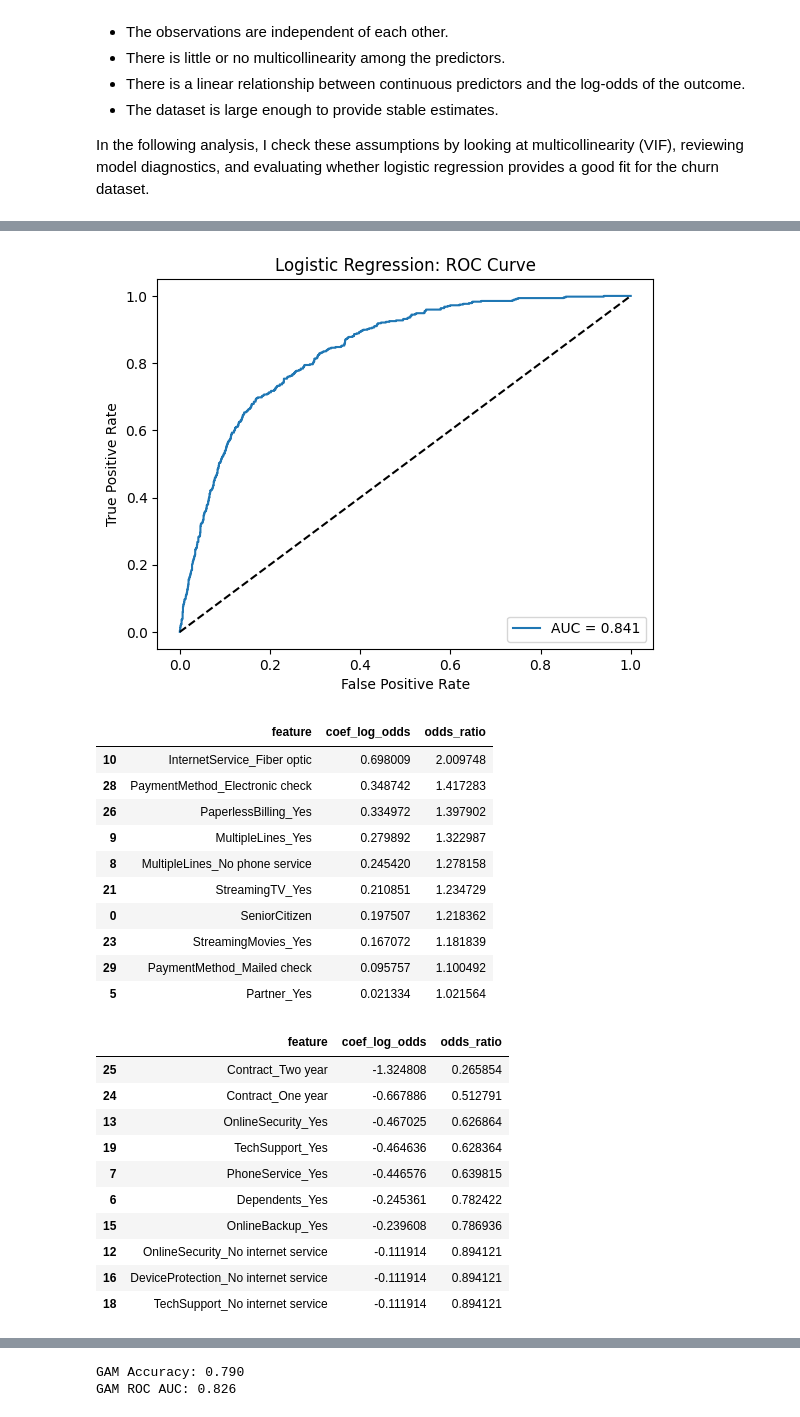
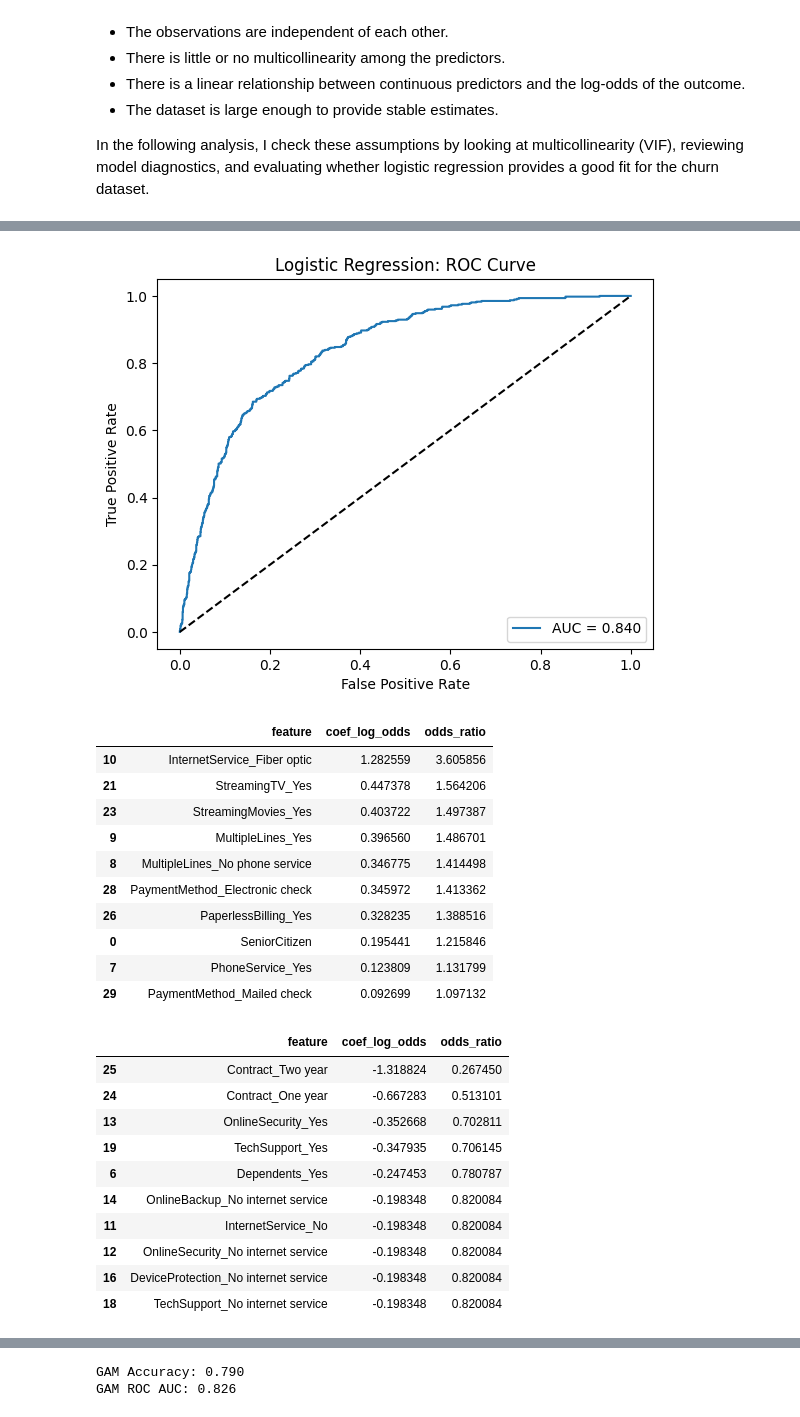
Before and after one commit to ericiortega/aipi590-xai-fall2025, a Jupyter notebook: assignments/interpretable_ml/interpretable_ml.ipynb, the cells around one changed output, grey strips where cells are left out. Drawn from its saved outputs; the diff is of its cells as text; code cells hidden in the pictures.

```diff
--- a/assignments/interpretable_ml/interpretable_ml.ipynb
+++ b/assignments/interpretable_ml/interpretable_ml.ipynb
@@ -358,7 +337,7 @@ X_train, X_test, y_train, y_test = train_test_split(
 print("Train:", X_train.shape, " Test:", X_test.shape)
 
 # 2) Fit Logistic Regression
-logit = LogisticRegression(max_iter=1000, solver="lbfgs")
+logit = LogisticRegression(max_iter=5000, solver="lbfgs")
 logit.fit(X_train, y_train)
 
 # 3) Predictions / probabilities
@@ -435,25 +407,25 @@ ROC AUC: 0.841
 [figure]
 [figure]
 |  | feature | coef_log_odds | odds_ratio |
-| 10 | InternetService_Fiber optic | 0.698009 | 2.009748 |
-| 28 | PaymentMethod_Electronic check | 0.348742 | 1.417283 |
-| 26 | PaperlessBilling_Yes | 0.334972 | 1.397902 |
-| 9 | MultipleLines_Yes | 0.279892 | 1.322987 |
-| 8 | MultipleLines_No phone service | 0.245420 | 1.278158 |
-| 21 | StreamingTV_Yes | 0.210851 | 1.234729 |
-| 0 | SeniorCitizen | 0.197507 | 1.218362 |
-| 23 | StreamingMovies_Yes | 0.167072 | 1.181839 |
-| 29 | PaymentMethod_Mailed check | 0.095757 | 1.100492 |
-| 5 | Partner_Yes | 0.021334 | 1.021564 |
+| 10 | InternetService_Fiber optic | 1.282559 | 3.605856 |
+| 21 | StreamingTV_Yes | 0.447378 | 1.564206 |
+| 23 | StreamingMovies_Yes | 0.403722 | 1.497387 |
+| 9 | MultipleLines_Yes | 0.396560 | 1.486701 |
+| 8 | MultipleLines_No phone service | 0.346775 | 1.414498 |
+| 28 | PaymentMethod_Electronic check | 0.345972 | 1.413362 |
+| 26 | PaperlessBilling_Yes | 0.328235 | 1.388516 |
+| 0 | SeniorCitizen | 0.195441 | 1.215846 |
+| 7 | PhoneService_Yes | 0.123809 | 1.131799 |
+| 29 | PaymentMethod_Mailed check | 0.092699 | 1.097132 |
 |  | feature | coef_log_odds | odds_ratio |
-| 25 | Contract_Two year | -1.324808 | 0.265854 |
-| 24 | Contract_One year | -0.667886 | 0.512791 |
-| 13 | OnlineSecurity_Yes | -0.467025 | 0.626864 |
-| 19 | TechSupport_Yes | -0.464636 | 0.628364 |
-| 7 | PhoneService_Yes | -0.446576 | 0.639815 |
-| 6 | Dependents_Yes | -0.245361 | 0.782422 |
-| 15 | OnlineBackup_Yes | -0.239608 | 0.786936 |
-| 12 | OnlineSecurity_No internet service | -0.111914 | 0.894121 |
-| 16 | DeviceProtection_No internet service | -0.111914 | 0.894121 |
-| 18 | TechSupport_No internet service | -0.111914 | 0.894121 |
+| 25 | Contract_Two year | -1.318824 | 0.267450 |
+| 24 | Contract_One year | -0.667283 | 0.513101 |
+| 13 | OnlineSecurity_Yes | -0.352668 | 0.702811 |
+| 19 | TechSupport_Yes | -0.347935 | 0.706145 |
+| 6 | Dependents_Yes | -0.247453 | 0.780787 |
+| 14 | OnlineBackup_No internet service | -0.198348 | 0.820084 |
+| 11 | InternetService_No | -0.198348 | 0.820084 |
+| 12 | OnlineSecurity_No internet service | -0.198348 | 0.820084 |
+| 16 | DeviceProtection_No internet service | -0.198348 | 0.820084 |
+| 18 | TechSupport_No internet service | -0.198348 | 0.820084 |
 # %%
```
Also changed, not shown: parts of 18 cells of this notebook.
